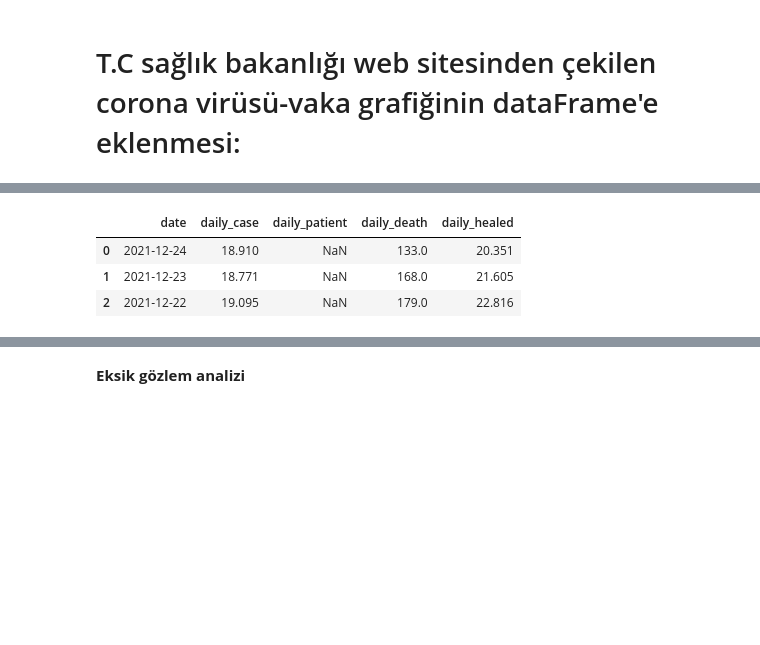
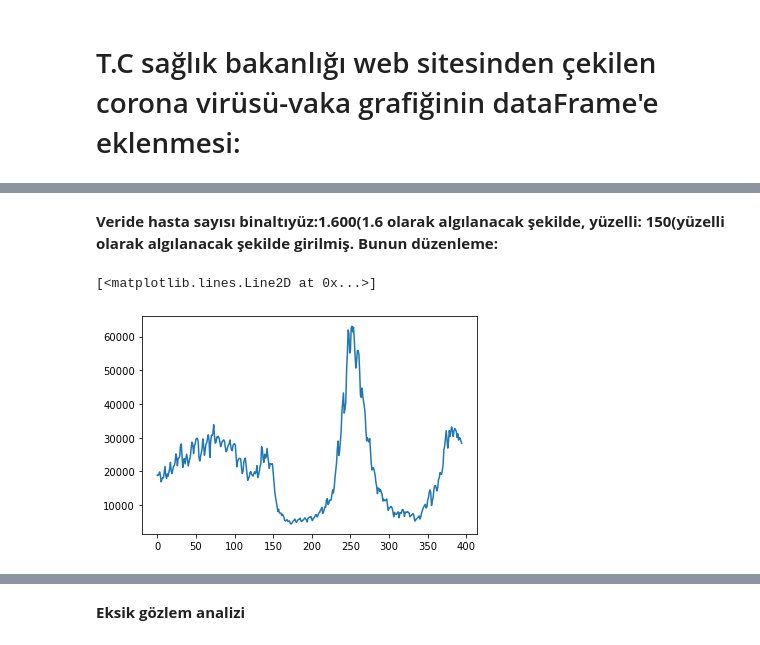
Before and after one commit to Bedirhangndnr/DataMining, a Jupyter notebook: Project.ipynb, the cells around one changed output, grey strips where cells are left out. Saved outputs shown, nothing was run; the diff lists cells and outputs as text; code cells hidden in the pictures; blank space fills up the shorter version.

```diff
--- a/Project.ipynb
+++ b/Project.ipynb
@@ -292,9 +186,2 @@ Data columns (total 5 columns):
 dtypes: datetime64[ns](1), float64(4)
 memory usage: 29.9 KB
-# %%
-covid_tr_data.head(3)
-# %% [output]
-|  | date | daily_case | daily_patient | daily_death | daily_healed |
-| 0 | 2021-12-24 | 18.910 | NaN | 133.0 | 20.351 |
-| 1 | 2021-12-23 | 18.771 | NaN | 168.0 | 21.605 |
-| 2 | 2021-12-22 | 19.095 | NaN | 179.0 | 22.816 |
@@ -300,0 +190,10 @@ covid_tr_data.head(3)
+# %% [markdown]
+__Veride hasta sayısı binaltıyüz:1.600(1.6 olarak algılanacak şekilde, yüzelli: 150(yüzelli olarak algılanacak şekilde girilmiş. Bunun düzenleme:__
+# %%
+features_to_fix=["daily_case","daily_patient", "daily_death", "daily_recovered"]
+#covid_tr_data[features_to_fix]=
+covid_tr_data[features_to_fix]=covid_tr_data[features_to_fix].apply(lambda x :  x.apply(lambda k: k if( (k%1==0)) else(k*1000)))
+plt.plot(covid_tr_data.daily_case)
+# %% [output]
+[<matplotlib.lines.Line2D at 0x...>]
+[figure, added]
```
Also changed, not shown: parts of 36 cells of this notebook.
